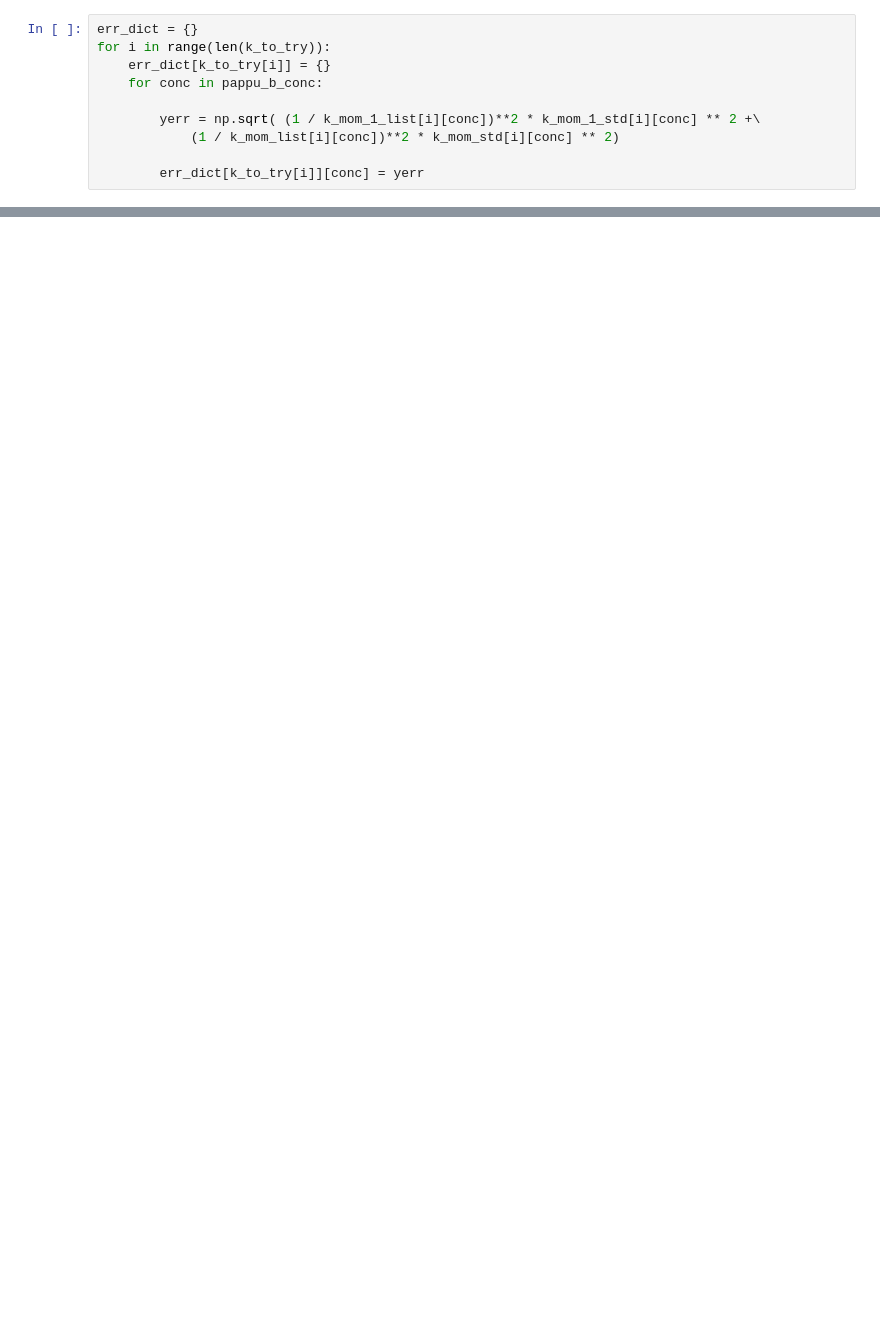
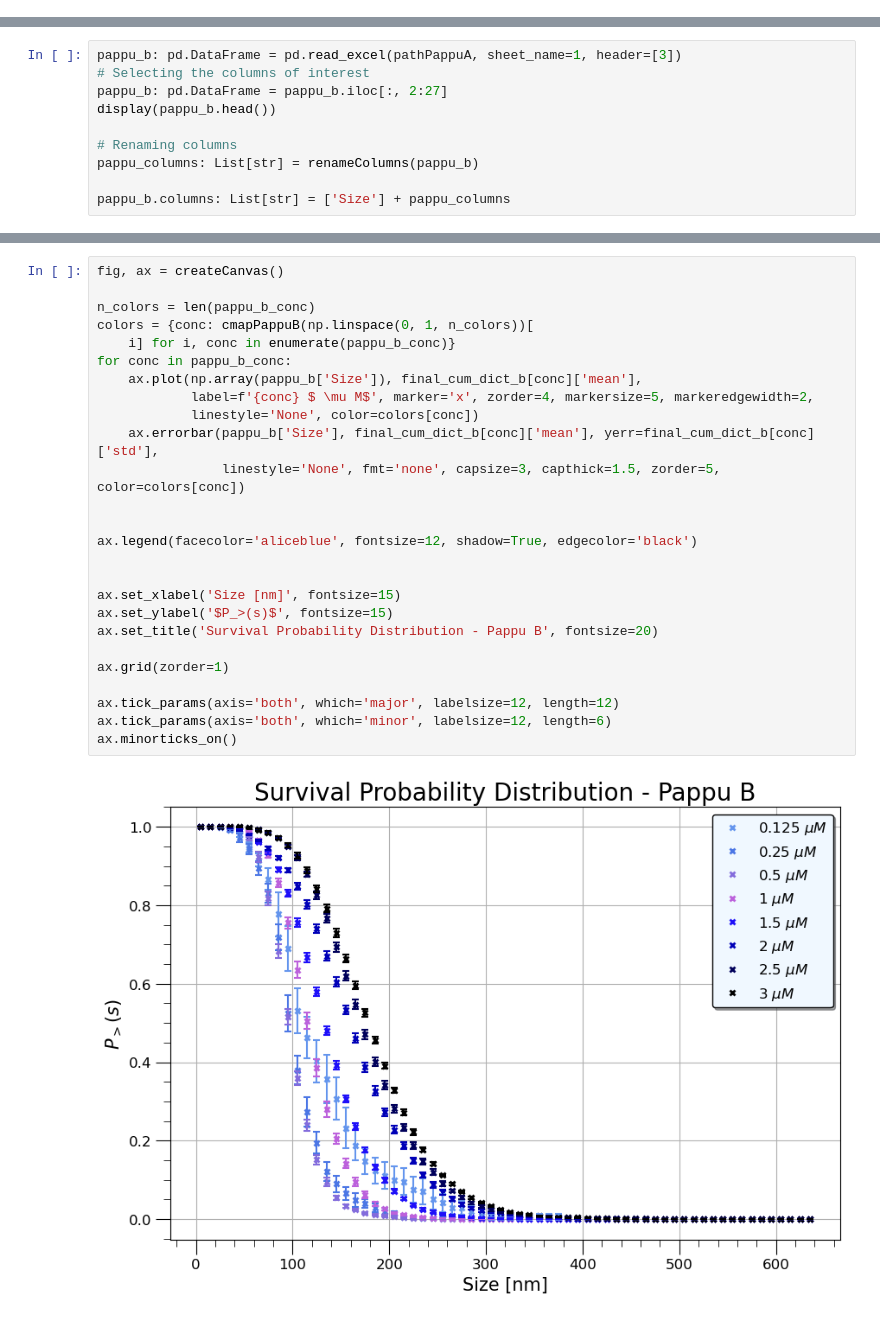
Before and after one commit to tommasoamico/dropletSizeDistributionForProteinPhaseSeparation, a Jupyter notebook: pappu_b.ipynb, the cells around one changed output, grey strips where cells are left out. Drawn from its saved outputs; the diff is of its cells as text; blank space fills up the shorter version.

Commit message:
Finished the polishing of the Pappu paper data code

```diff
--- a/pappu_b.ipynb
+++ b/pappu_b.ipynb
@@ -337,10 +0,0 @@ for k in k_to_try:
-# %%
-err_dict = {}
-for i in range(len(k_to_try)):
-    err_dict[k_to_try[i]] = {}
-    for conc in pappu_b_conc:
-
-        yerr = np.sqrt( (1 / k_mom_1_list[i][conc])**2 * k_mom_1_std[i][conc] ** 2 +\
-            (1 / k_mom_list[i][conc])**2 * k_mom_std[i][conc] ** 2)
-
-        err_dict[k_to_try[i]][conc] = yerr
@@ -976,0 +11,10 @@ ax.tick_params(axis='both', which='major', labelsize=23, length=12)
+# %%
+pappu_b: pd.DataFrame = pd.read_excel(pathPappuA, sheet_name=1, header=[3])
+# Selecting the columns of interest
+pappu_b: pd.DataFrame = pappu_b.iloc[:, 2:27]
+display(pappu_b.head())
+
+# Renaming columns
+pappu_columns: List[str] = renameColumns(pappu_b)
+
+pappu_b.columns: List[str] = ['Size'] + pappu_columns
@@ -976,0 +74,28 @@ ax.tick_params(axis='both', which='major', labelsize=23, length=12)
+# %%
+fig, ax = createCanvas()
+
+n_colors = len(pappu_b_conc)
+colors = {conc: cmapPappuB(np.linspace(0, 1, n_colors))[
+    i] for i, conc in enumerate(pappu_b_conc)}
+for conc in pappu_b_conc:
+    ax.plot(np.array(pappu_b['Size']), final_cum_dict_b[conc]['mean'],
+            label=f'{conc} $ \mu M$', marker='x', zorder=4, markersize=5, markeredgewidth=2,
+            linestyle='None', color=colors[conc])
+    ax.errorbar(pappu_b['Size'], final_cum_dict_b[conc]['mean'], yerr=final_cum_dict_b[conc]['std'],
+                linestyle='None', fmt='none', capsize=3, capthick=1.5, zorder=5, color=colors[conc])
+
+
+ax.legend(facecolor='aliceblue', fontsize=12, shadow=True, edgecolor='black')
+
+
+ax.set_xlabel('Size [nm]', fontsize=15)
+ax.set_ylabel('$P_>(s)$', fontsize=15)
+ax.set_title('Survival Probability Distribution - Pappu B', fontsize=20)
+
+ax.grid(zorder=1)
+
+ax.tick_params(axis='both', which='major', labelsize=12, length=12)
+ax.tick_params(axis='both', which='minor', labelsize=12, length=6)
+ax.minorticks_on()
+# %% [output]
+[figure, added]
```
Also changed, not shown: parts of 46 cells of this notebook, 4 other files.
